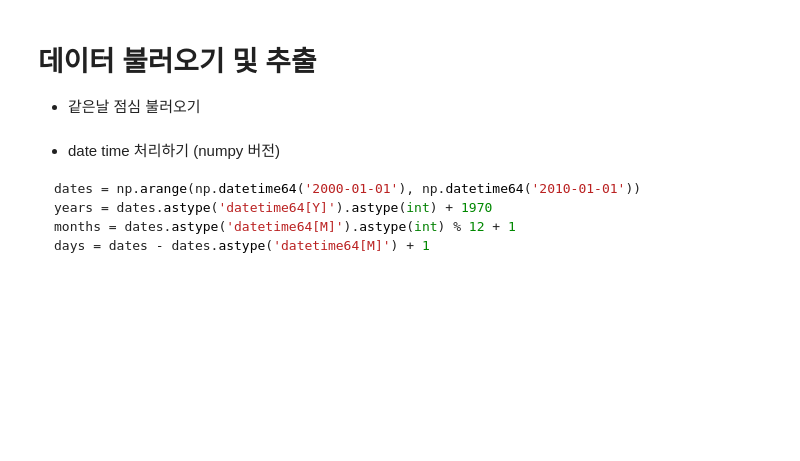
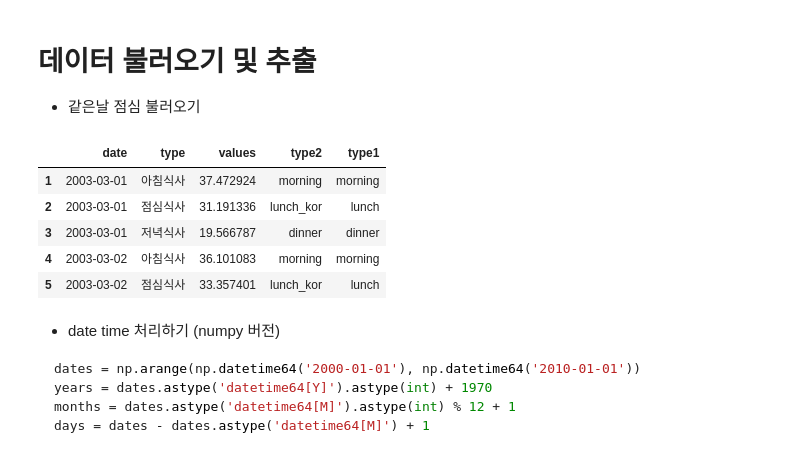
Before and after one commit to kimsh12191/challenge, a Jupyter notebook: peopleRNN/01_datalaod.ipynb, the cells around one changed output. Saved outputs shown, nothing was run; the diff lists cells and outputs as text; code cells hidden in the pictures; blank space fills up the shorter version.

```diff
--- a/peopleRNN/01_datalaod.ipynb
+++ b/peopleRNN/01_datalaod.ipynb
@@ -12,8 +12,17 @@ import pandas as pd
 # 데이터 불러오기 및 추출
 - 같은날 점심 불러오기
 # %%
-peopleDfraw = cPickle.load(open('../posco/data/people.pkl', 'rb'))
-menuDfraw = cPickle.load(open('../posco/data/menu.pkl', 'rb'))
+peopleDfraw = cPickle.load(open('../data/people.pkl', 'rb'))
+menuDfraw = cPickle.load(open('../data/menu.pkl', 'rb'))
+# %%
+peopleDfraw.head(5)
+# %% [output]
+|  | date | type | values | type2 | type1 |
+| 1 | 2003-03-01 | 아침식사 | 37.472924 | morning | morning |
+| 2 | 2003-03-01 | 점심식사 | 31.191336 | lunch_kor | lunch |
+| 3 | 2003-03-01 | 저녁식사 | 19.566787 | dinner | dinner |
+| 4 | 2003-03-02 | 아침식사 | 36.101083 | morning | morning |
+| 5 | 2003-03-02 | 점심식사 | 33.357401 | lunch_kor | lunch |
 # %%
 # groupby를 쓰면 손쉽게 두가지 조건에 맞는 연산을 할 수 있다 (ex. 같은 date에서 같은 type1끼리 합쳐줘)
 
```
Also changed, not shown: 2 other files.
